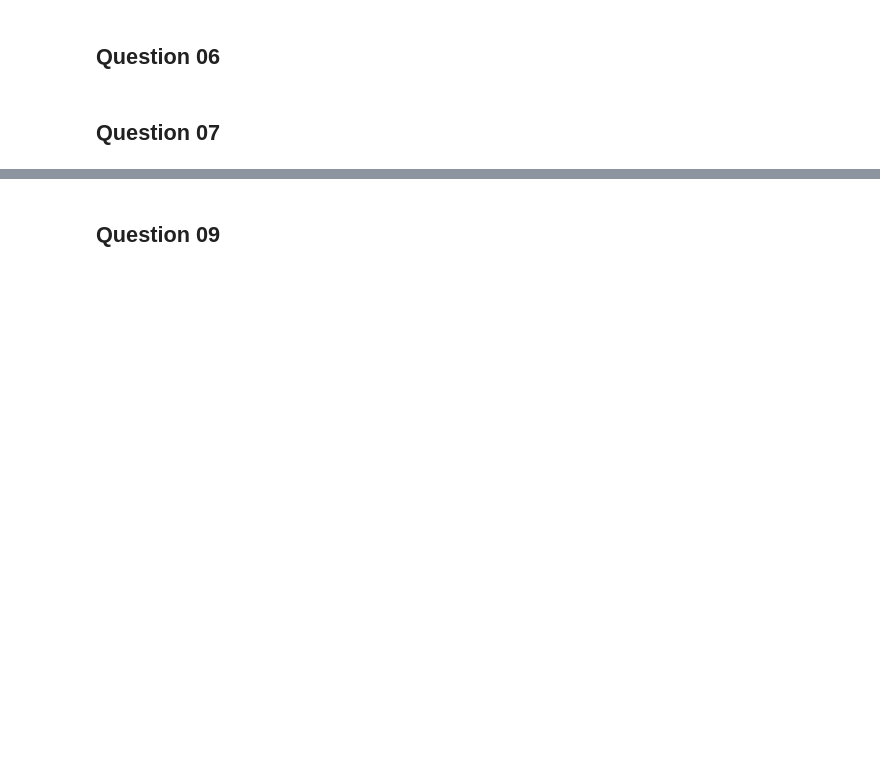
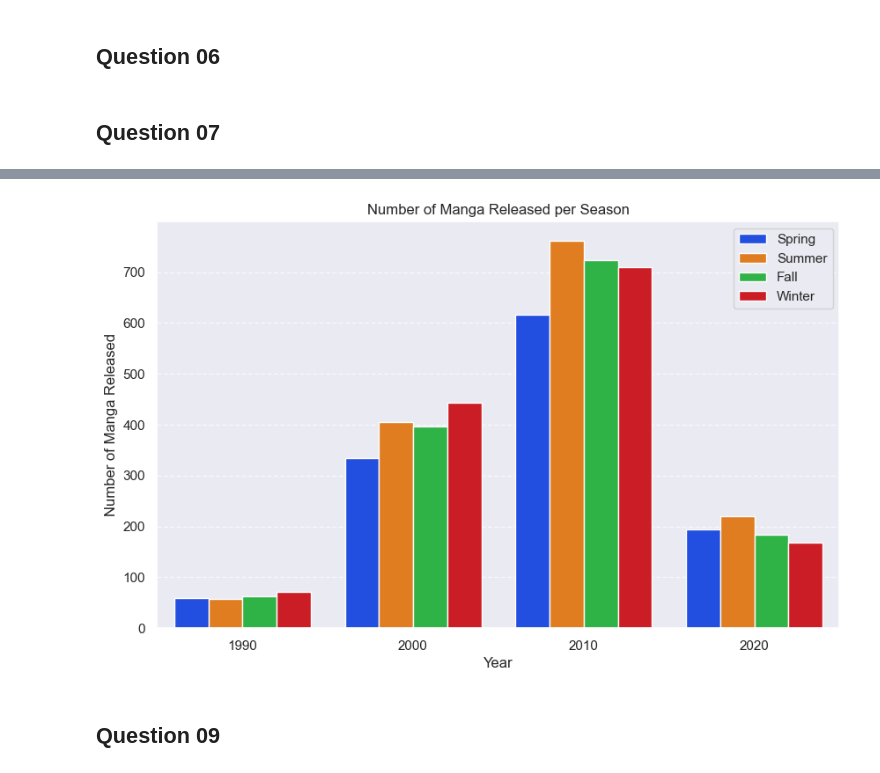
Before and after one commit to duongtruongbinh/IntroDS_FinalProject, a Jupyter notebook: src/Asking_Questions_and_Analyzing.ipynb, the cells around one changed output, grey strips where cells are left out. Saved outputs shown, nothing was run; the diff lists cells and outputs as text; code cells hidden in the pictures; blank space fills up the shorter version.

```diff
--- a/src/Asking_Questions_and_Analyzing.ipynb
+++ b/src/Asking_Questions_and_Analyzing.ipynb
@@ -126,3 +165,19 @@ Visualize the top authors and their average scores using a bar chart.
+# %%
+manga_per_season = manga_df[manga_df['Year']>1990].groupby(['Decade', 'Season'],observed=True).size().reset_index(name='Count')
+
+# Plotting
+sns.set(style="darkgrid")
+plt.figure(figsize=(10, 6))
+sns.barplot(x='Decade', y='Count', hue='Season', data=manga_per_season, palette='bright')
+plt.title('Number of Manga Released per Season')
+plt.xlabel('Year')
+plt.ylabel('Number of Manga Released')
+plt.grid(axis='y', linestyle='--', alpha=0.7)
+
+plt.legend()
+plt.show()
+# %% [output]
+[figure, added]
 # %% [markdown]
 ## Question 09 <a class="anchor" id="Question 09"></a>
 # %% [markdown]
```
Also changed, not shown: parts of 7 cells of this notebook, 1 other file.
